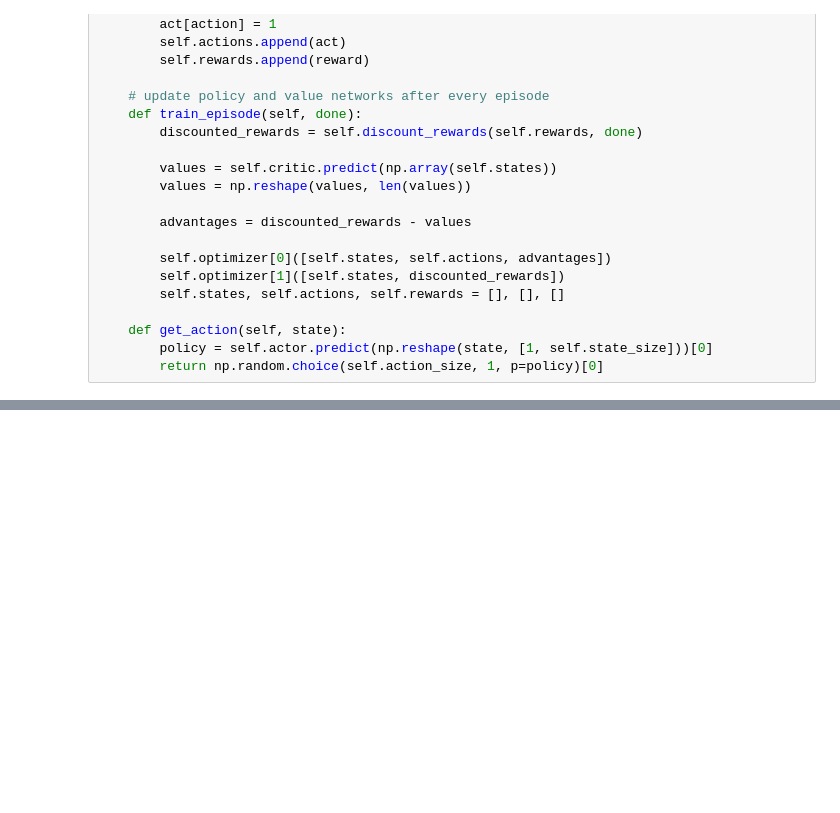
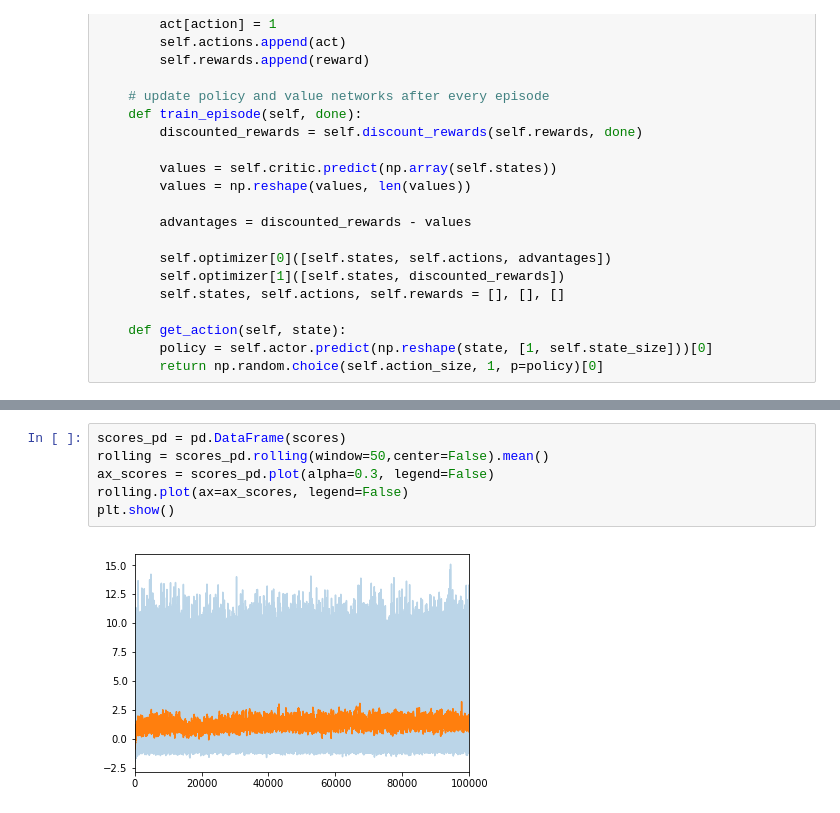
Before and after one commit to SrBeren/RL-toymodels, a Jupyter notebook: RLTrafficLightsProblem.ipynb, the cells around one changed output, grey strips where cells are left out. Cells and saved outputs as stored; diff of their text form; blank space fills up the shorter version.

```diff
--- a/RLTrafficLightsProblem.ipynb
+++ b/RLTrafficLightsProblem.ipynb
@@ -324,3 +345,11 @@ _________________________________________________________________
+# %%
+scores_pd = pd.DataFrame(scores)
+rolling = scores_pd.rolling(window=50,center=False).mean()
+ax_scores = scores_pd.plot(alpha=0.3, legend=False)
+rolling.plot(ax=ax_scores, legend=False)
+plt.show()
+# %% [output]
+[figure, added]
 # %%
 # to evaluate the model, we let it play the game under fixed conditions
 # and compare the performance with our recursive formula
```
Also changed, not shown: parts of 5 cells of this notebook.
